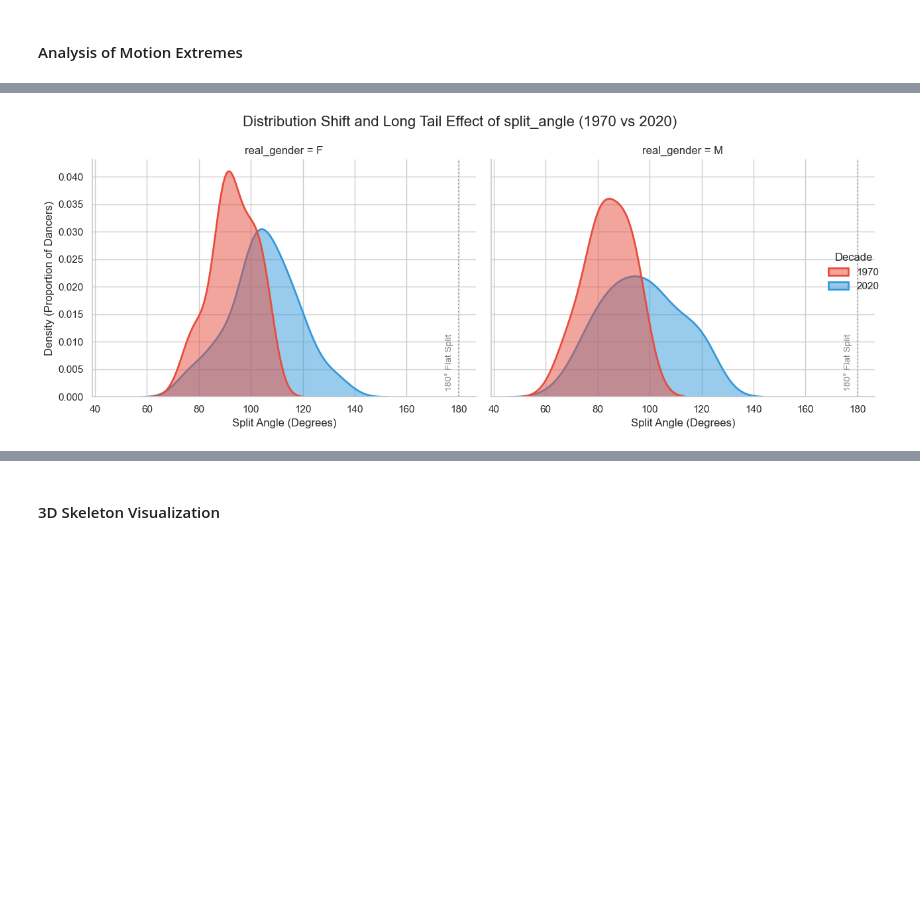
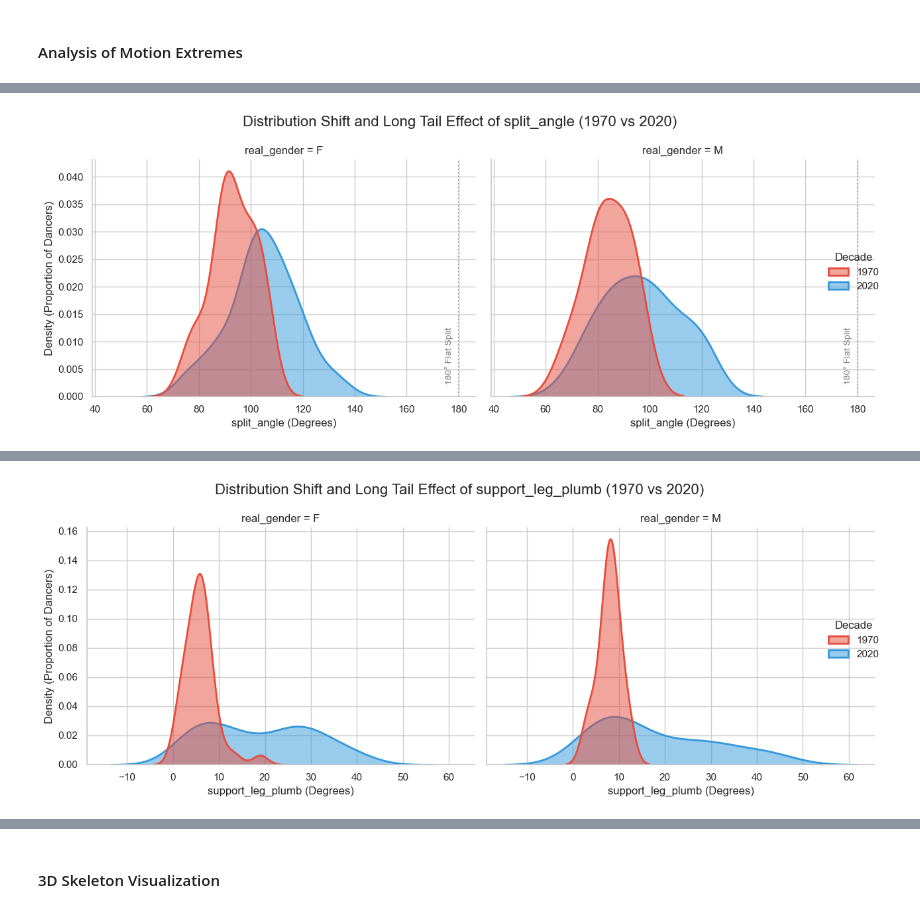
Before and after one commit to TadejPogacar1/DH412-History-and-the-Digital, a Jupyter notebook: arabesque_analysis.ipynb, the cells around one changed output, grey strips where cells are left out. Drawn from its saved outputs; the diff is of its cells as text; code cells hidden in the pictures; blank space fills up the shorter version.

```diff
--- a/arabesque_analysis.ipynb
+++ b/arabesque_analysis.ipynb
@@ -773,55 +779,68 @@ plt.show()
 # %% [markdown]
 #### Analysis of Motion Extremes
 # %%
-target_metric = 'split_angle'
+target_metrics = [
+    'split_angle',
+    'support_leg_plumb',
+    'torso_tilt',
+    'arabesque_angle',
+    'lumbar_arch',
+    'pelvic_tilt_angle',
+    'thoracic_neck_angle',
+    'shoulder_hip_torsion'
+]
 
-print("="*60)
-print("📊 Extremes Analysis")
-print("="*60)
-
-extreme_stats = df.groupby(['decade', 'real_gender'])[target_metric].agg(
-    Mean='mean',
-    Top_10_Percent_Max=lambda x: np.percentile(x.dropna(), 90)
-).reset_index()
-
-print(extreme_stats)
-
-# ==========================================
-# KDE Distribution (Long Tail)
-# ==========================================
 start_decade = df['decade'].min()
 end_decade = df['decade'].max()
 
 df_extremes = df[df['decade'].isin([start_decade, end_decade])]
 
-sns.set_theme(style="whitegrid")
+for metric in target_metrics:
+    print("="*60)
+    print(f"📊 Extremes Analysis for: {metric}")
+    print("="*60)
 
-g = sns.displot(
-    data=df_extremes,
-    x="split_angle",
-    hue="decade",
-    hue_order=[start_decade, end_decade],
-    col="real_gender",
-    kind="kde",
-    palette=["#e74c3c", "#3498db"],
-    fill=True,
-    alpha=0.5,
-    linewidth=2,
-    common_norm=False,
-    height=5,
-    aspect=1.2
-)
+    df_clean = df.dropna(subset=[metric])
+    extreme_stats = df_clean.groupby(['decade', 'real_gender'])[metric].agg(
+        Mean='mean',
+        Top_10_Percent_Max=lambda x: np.percentile(x, 90)
+    ).reset_index()
 
-for ax in g.axes.flat:
-    ax.axvline(180, color='gray', linestyle=':', zorder=0)
-    ax.text(178, 0.001, '180° Flat Split', color='gray', rotation=90,
-            verticalalignment='bottom', horizontalalignment='right', fontsize=10)
+    print(extreme_stats)
 
-g.set_axis_labels("Split Angle (Degrees)", "Density (Proportion of Dancers)")
-g._legend.set_title("Decade")
-g.fig.suptitle(f'Distribution Shift and Long Tail Effect of {target_metric} ({start_decade} vs {end_decade})', fontsize=16)
+    # ==========================================
+    # KDE Distribution (Long Tail)
+    # ==========================================
+    sns.set_theme(style="whitegrid")
 
-plt.tight_layout()
-plt.show()
+    g = sns.displot(
+        data=df_extremes,
+        x=metric,
+        hue="decade",
+        hue_order=[start_decade, end_decade],
+        col="real_gender",
+        kind="kde",
+        palette=["#e74c3c", "#3498db"],
+        fill=True,
+        alpha=0.5,
+        linewidth=2,
+        common_norm=False,
+        height=5,
+        aspect=1.2
+    )
+
+    if metric == 'split_angle':
+        for ax in g.axes.flat:
+            ax.axvline(180, color='gray', linestyle=':', zorder=0)
+            y_pos = ax.get_ylim()[1] * 0.05
+            ax.text(178, y_pos, '180° Flat Split', color='gray', rotation=90,
+                    verticalalignment='bottom', horizontalalignment='right', fontsize=10)
+
+    g.set_axis_labels(f"{metric} (Degrees)", "Density (Proportion of Dancers)")
+    g._legend.set_title("Decade")
+    g.fig.suptitle(f'Distribution Shift and Long Tail Effect of {metric} ({start_decade} vs {end_decade})', fontsize=16)
+
+    plt.tight_layout()
+    plt.show()
 # %% [output]
 ============================================================
@@ -843,0 +879 @@ plt.show()
+[figure, added]
```
Also changed, not shown: parts of 13 cells of this notebook, 4 other files.
